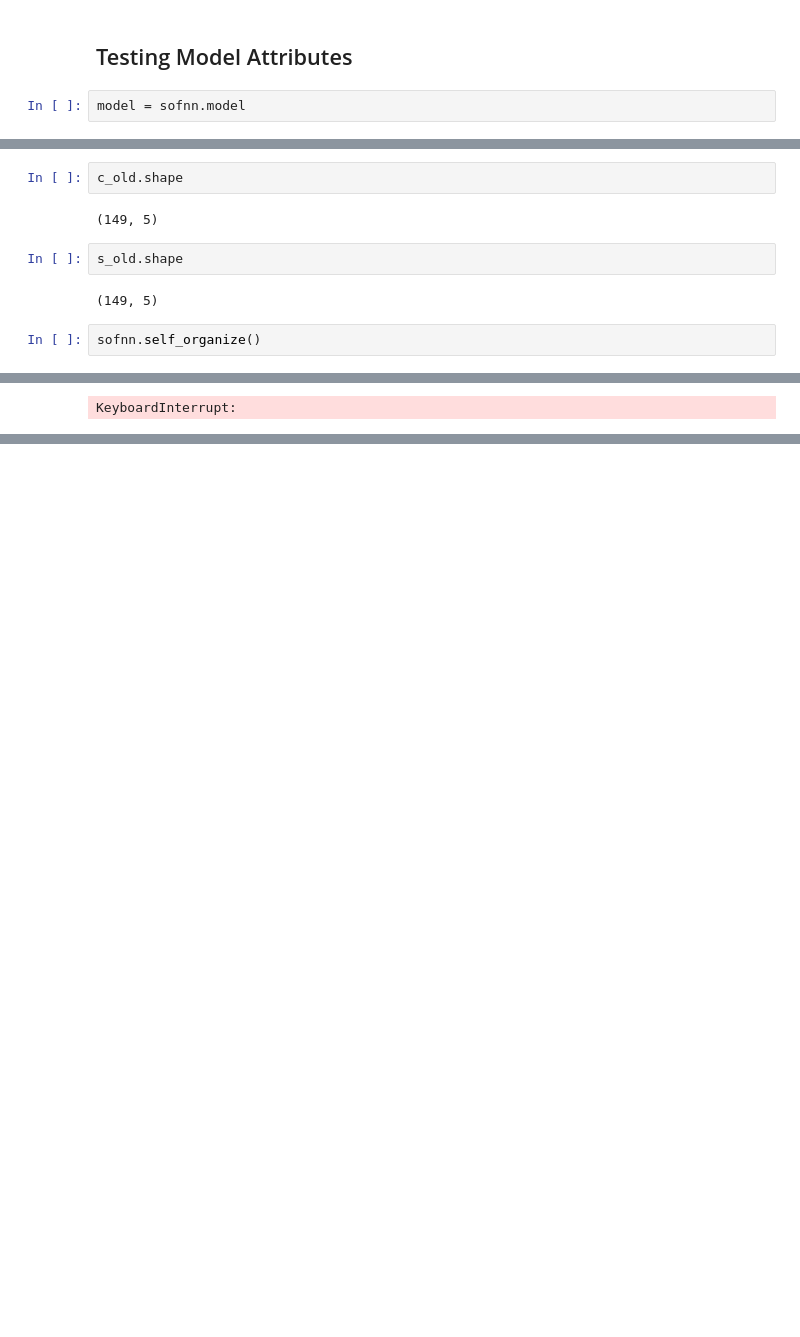
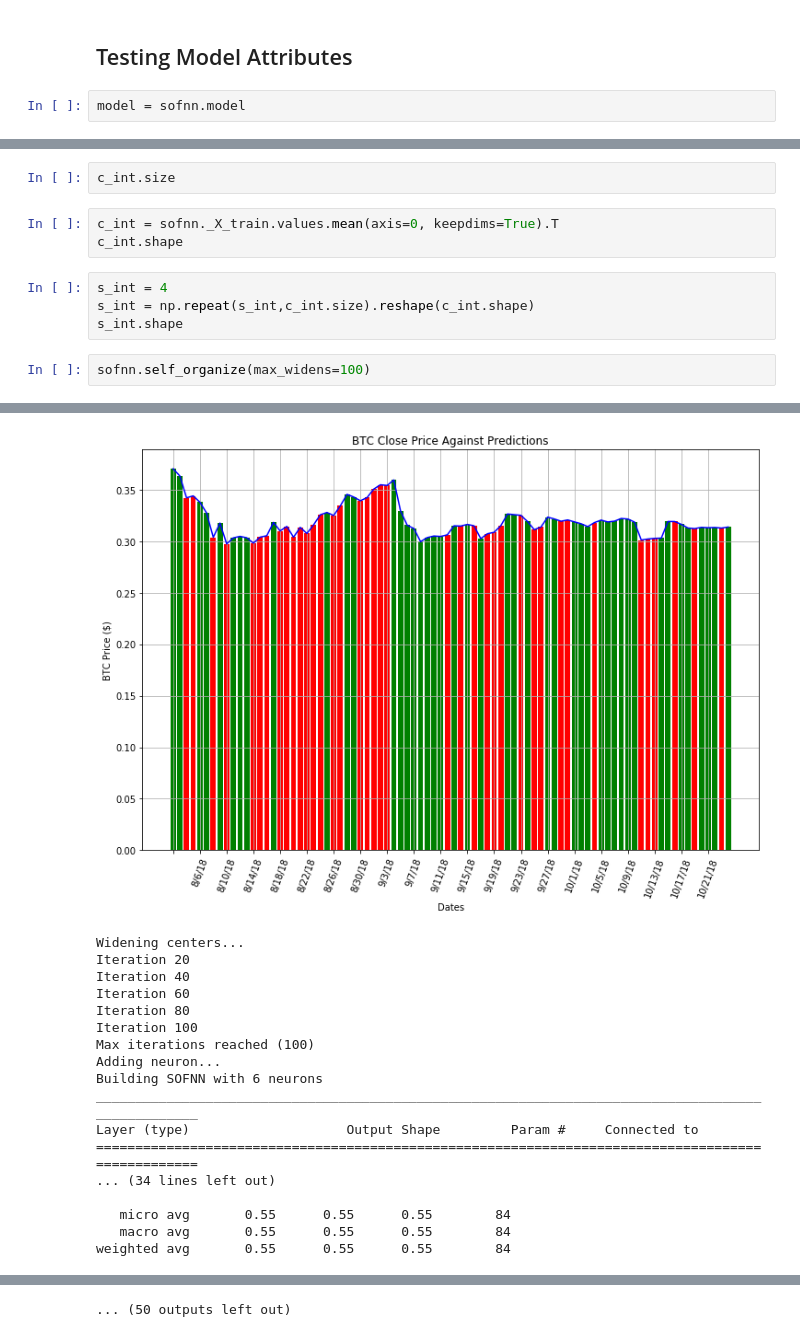
Before and after one commit to andrewre23/CryptoProject, a Jupyter notebook: notebooks/modeling/keras/sofnn-test.ipynb, the cells around one changed output, grey strips where cells are left out. Drawn from its saved outputs; the diff is of its cells as text; blank space fills up the shorter version.

```diff
--- a/notebooks/modeling/keras/sofnn-test.ipynb
+++ b/notebooks/modeling/keras/sofnn-test.ipynb
@@ -495,11 +438,12 @@ c_new.shape, s_new.shape
-# %%
-c_old.shape
-# %% [output]
-(149, 5)
-# %%
-s_old.shape
-# %% [output]
-(149, 5)
+# %%
+c_int.size
+# %%
+c_int = sofnn._X_train.values.mean(axis=0, keepdims=True).T
+c_int.shape
+# %%
+s_int = 4
+s_int = np.repeat(s_int,c_int.size).reshape(c_int.shape)
+s_int.shape
 # %%
-sofnn.self_organize()
+sofnn.self_organize(max_widens=100)
 # %% [output]
@@ -523 +467,18 @@ Iteration 160
+[figure, added]
-KeyboardInterrupt:
+Widening centers...
+Iteration 20
+Iteration 40
+Iteration 60
+Iteration 80
+Iteration 100
+Max iterations reached (100)
+Adding neuron...
+Building SOFNN with 6 neurons
+__________________________________________________________________________________________________
+Layer (type)                    Output Shape         Param #     Connected to
+==================================================================================================
+... (34 lines left out)
+
+   micro avg       0.55      0.55      0.55        84
+   macro avg       0.55      0.55      0.55        84
+weighted avg       0.55      0.55      0.55        84
@@ -523,0 +558 @@ KeyboardInterrupt:
+... (50 outputs left out)
```
Also changed, not shown: parts of 25 cells of this notebook, 1 other file.
